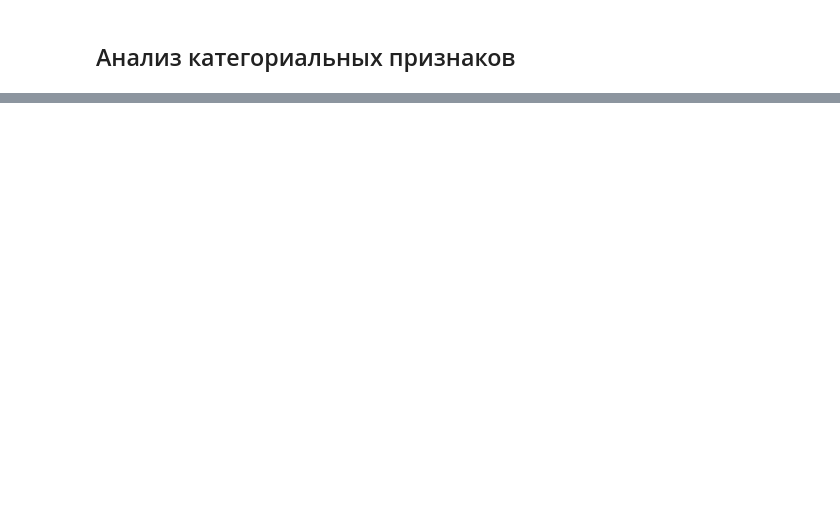
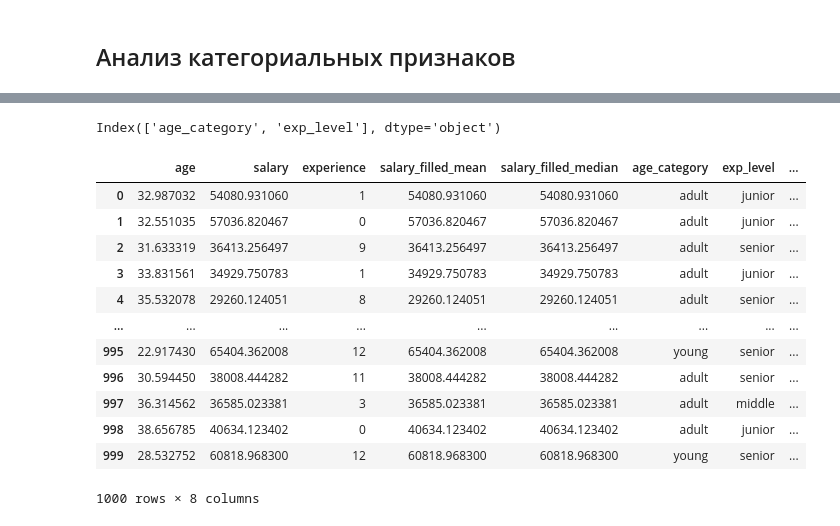
Before and after one commit to minitower/tutor, a Jupyter notebook: EDA.ipynb, the cells around one changed output, grey strips where cells are left out. Cells and saved outputs as stored; diff of their text form; code cells hidden in the pictures; blank space fills up the shorter version.

```diff
--- a/EDA.ipynb
+++ b/EDA.ipynb
@@ -375 +310,27 @@ junior    196
 Name: count, dtype: int64
+# %%
+cat_cols
+# %% [output]
+Index(['age_category', 'exp_level'], dtype='object')
+# %%
+from sklearn.preprocessing import LabelEncoder
+
+
+encoder = LabelEncoder()
+
+data['age_cat_encode'] = encoder.fit_transform(data['age_category'])
+data
+# %% [output]
+|  | age | salary | experience | salary_filled_mean | salary_filled_median | age_category | exp_level | ... |
+| 0 | 32.987032 | 54080.931060 | 1 | 54080.931060 | 54080.931060 | adult | junior | ... |
+| 1 | 32.551035 | 57036.820467 | 0 | 57036.820467 | 57036.820467 | adult | junior | ... |
+| 2 | 31.633319 | 36413.256497 | 9 | 36413.256497 | 36413.256497 | adult | senior | ... |
+| 3 | 33.831561 | 34929.750783 | 1 | 34929.750783 | 34929.750783 | adult | junior | ... |
+| 4 | 35.532078 | 29260.124051 | 8 | 29260.124051 | 29260.124051 | adult | senior | ... |
+| ... | ... | ... | ... | ... | ... | ... | ... | ... |
+| 995 | 22.917430 | 65404.362008 | 12 | 65404.362008 | 65404.362008 | young | senior | ... |
+| 996 | 30.594450 | 38008.444282 | 11 | 38008.444282 | 38008.444282 | adult | senior | ... |
+| 997 | 36.314562 | 36585.023381 | 3 | 36585.023381 | 36585.023381 | adult | middle | ... |
+| 998 | 38.656785 | 40634.123402 | 0 | 40634.123402 | 40634.123402 | adult | junior | ... |
+| 999 | 28.532752 | 60818.968300 | 12 | 60818.968300 | 60818.968300 | young | senior | ... |
+1000 rows × 8 columns
```
Also changed, not shown: parts of 20 cells of this notebook, 11 other files.
